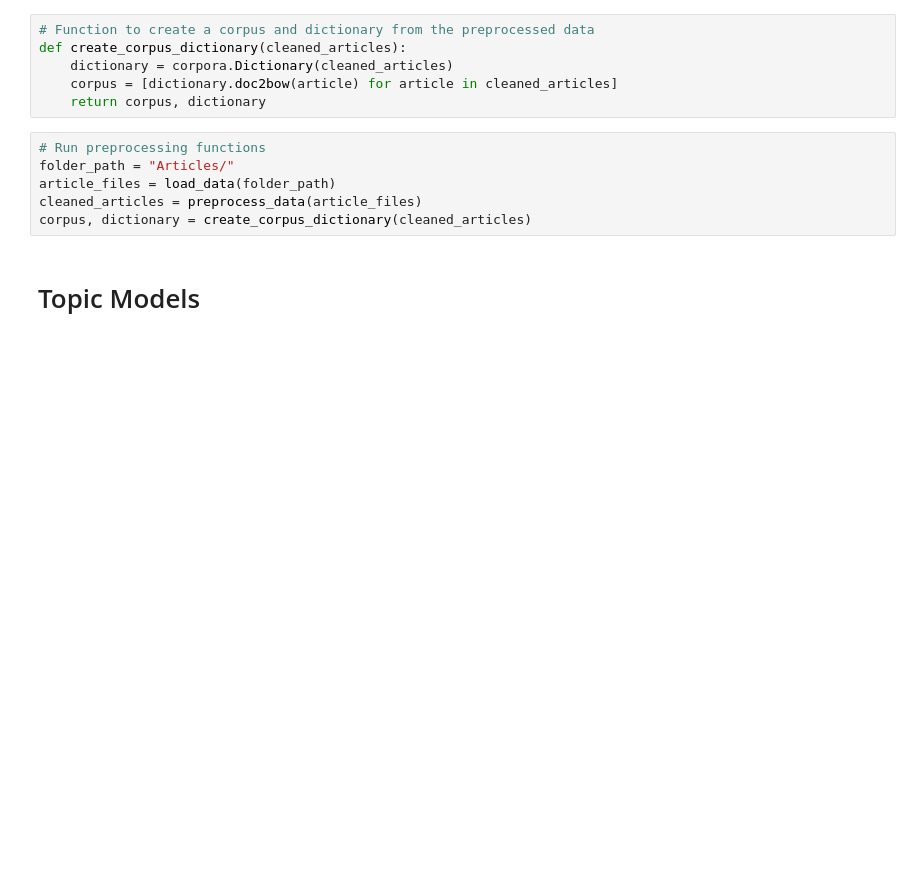
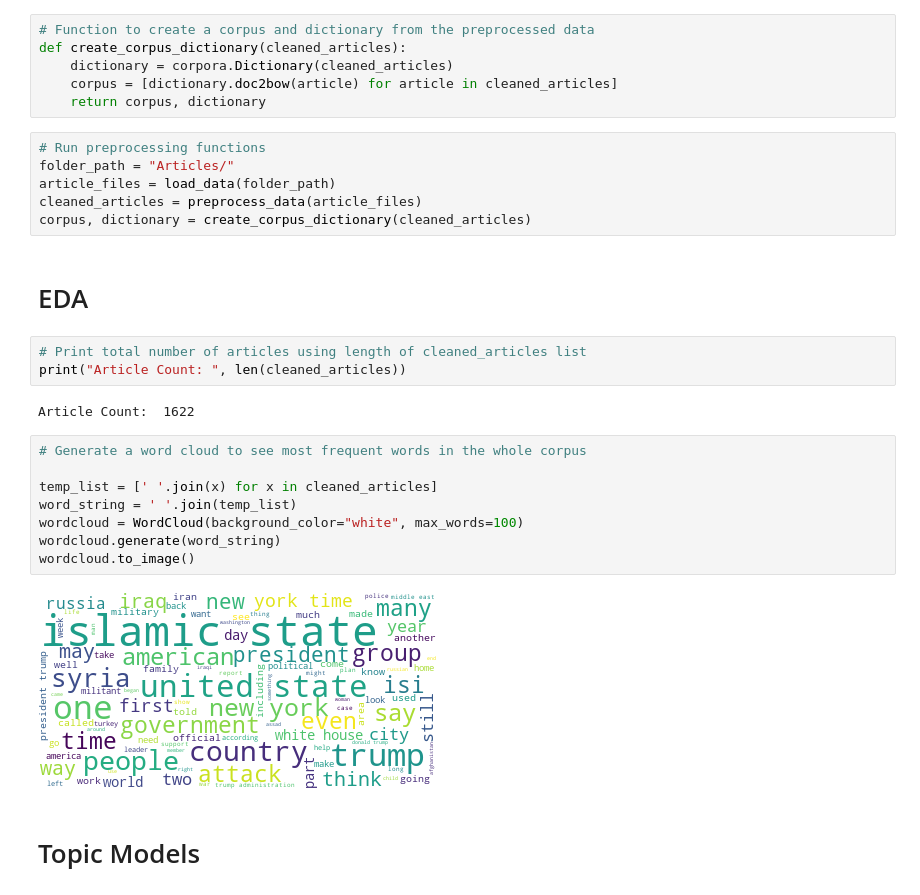
Before and after one commit to CIS-6397-Textmining-Spring-2023/miniproject3-miniproject3_group-2, a Jupyter notebook: main.ipynb, the cells around one changed output. Cells and saved outputs as stored; diff of their text form; blank space fills up the shorter version.

Commit message:
added eda section with wordcloud and article count

```diff
--- a/miniproject3.ipynb
+++ b/main.ipynb
@@ -80,6 +81,23 @@ folder_path = "Articles/"
 article_files = load_data(folder_path)
 cleaned_articles = preprocess_data(article_files)
 corpus, dictionary = create_corpus_dictionary(cleaned_articles)
+# %% [markdown]
+# EDA
+# %%
+# Print total number of articles using length of cleaned_articles list
+print("Article Count: ", len(cleaned_articles))
+# %% [output]
+Article Count:  1622
+# %%
+# Generate a word cloud to see most frequent words in the whole corpus
+
+temp_list = [' '.join(x) for x in cleaned_articles]
+word_string = ' '.join(temp_list)
+wordcloud = WordCloud(background_color="white", max_words=100)
+wordcloud.generate(word_string)
+wordcloud.to_image()
+# %% [output]
+[figure, added]
 # %% [markdown]
 # Topic Models
 # %%
```
Also changed, not shown: parts of 1 cell of this notebook, 1 other file.
